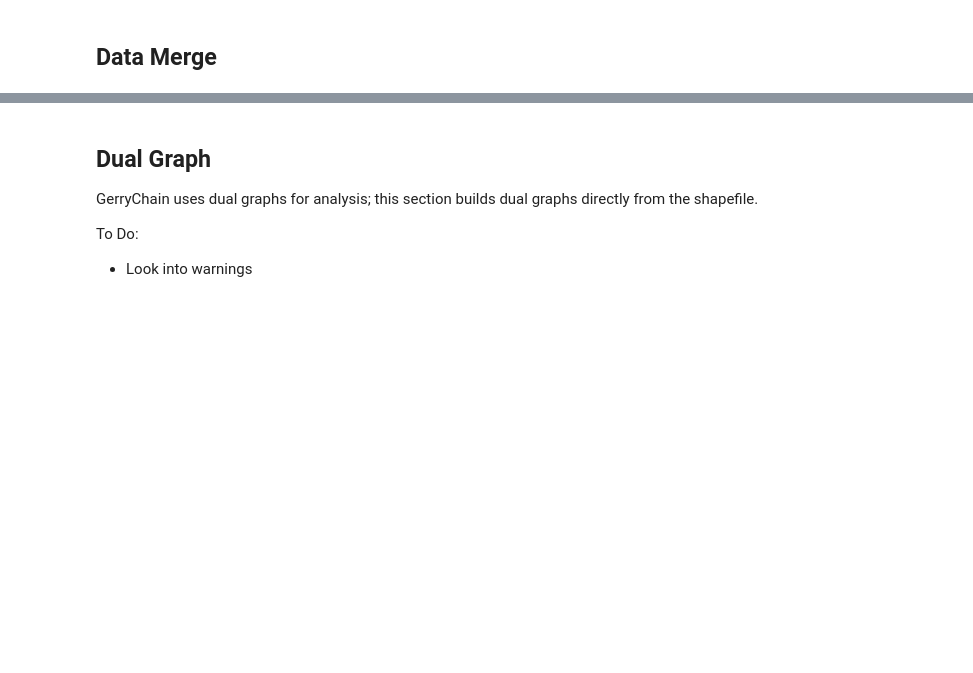
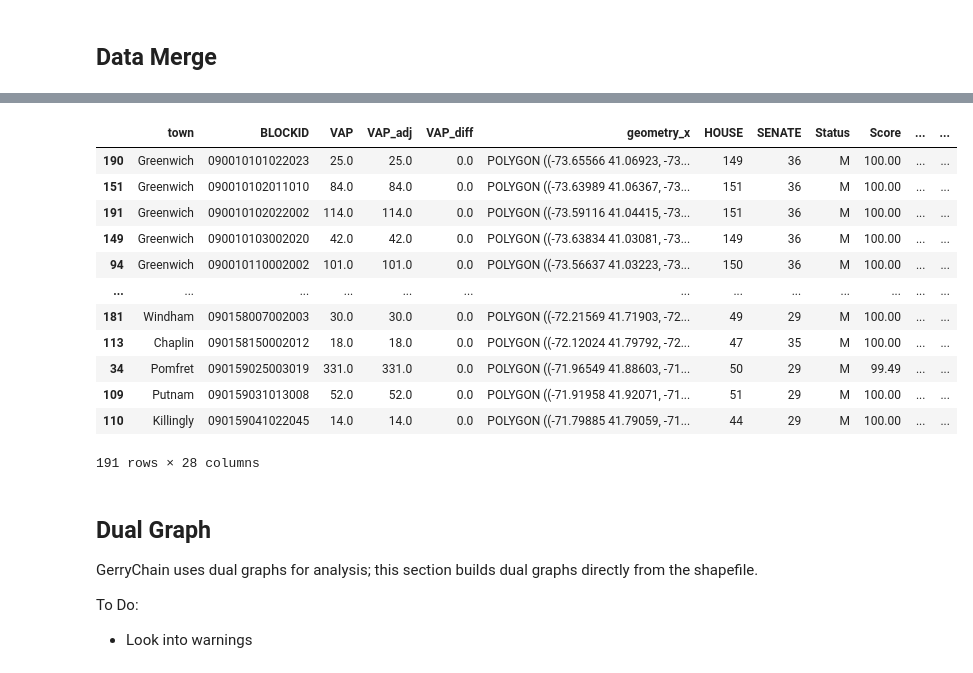
Before and after one commit to ka-chang/RedistrictingCT, a Jupyter notebook: 01_data_wrangling.ipynb, the cells around one changed output, grey strips where cells are left out. Drawn from its saved outputs; the diff is of its cells as text; code cells hidden in the pictures; blank space fills up the shorter version.

```diff
--- a/01_data_wrangling.ipynb
+++ b/01_data_wrangling.ipynb
@@ -278,3 +140,34 @@ ct_vap_2020_df
+# %%
+inc_block = {}
+b_indices = np.array(range(len(ct_vap_2020_df)))
+# %%
+for index,row in incumbent_address.iterrows():
+
+    assignment = b_indices[ct_vap_2020_df.contains(row['geometry'])]
+    if len(assignment) > 0:
+        inc_block[index] = assignment[0].astype(int)
+    else:
+        inc_block[index] = np.nan
+# %%
+incumbent_address['BLOCKINDEX'] =  incumbent_address.index.map(inc_block)
+# %%
+incumbent_address_blockid = pd.merge(ct_vap_2020_df, incumbent_address, left_index=True, right_on='BLOCKINDEX')
+# %%
+incumbent_address_blockid
+# %% [output]
+|  | town | BLOCKID | VAP | VAP_adj | VAP_diff | geometry_x | HOUSE | SENATE | Status | Score | ... | ... |
+| 190 | Greenwich | 090010101022023 | 25.0 | 25.0 | 0.0 | POLYGON ((-73.65566 41.06923, -73... | 149 | 36 | M | 100.00 | ... | ... |
+| 151 | Greenwich | 090010102011010 | 84.0 | 84.0 | 0.0 | POLYGON ((-73.63989 41.06367, -73... | 151 | 36 | M | 100.00 | ... | ... |
+| 191 | Greenwich | 090010102022002 | 114.0 | 114.0 | 0.0 | POLYGON ((-73.59116 41.04415, -73... | 151 | 36 | M | 100.00 | ... | ... |
+| 149 | Greenwich | 090010103002020 | 42.0 | 42.0 | 0.0 | POLYGON ((-73.63834 41.03081, -73... | 149 | 36 | M | 100.00 | ... | ... |
+| 94 | Greenwich | 090010110002002 | 101.0 | 101.0 | 0.0 | POLYGON ((-73.56637 41.03223, -73... | 150 | 36 | M | 100.00 | ... | ... |
+| ... | ... | ... | ... | ... | ... | ... | ... | ... | ... | ... | ... | ... |
+| 181 | Windham | 090158007002003 | 30.0 | 30.0 | 0.0 | POLYGON ((-72.21569 41.71903, -72... | 49 | 29 | M | 100.00 | ... | ... |
+| 113 | Chaplin | 090158150002012 | 18.0 | 18.0 | 0.0 | POLYGON ((-72.12024 41.79792, -72... | 47 | 35 | M | 100.00 | ... | ... |
+| 34 | Pomfret | 090159025003019 | 331.0 | 331.0 | 0.0 | POLYGON ((-71.96549 41.88603, -71... | 50 | 29 | M | 99.49 | ... | ... |
+| 109 | Putnam | 090159031013008 | 52.0 | 52.0 | 0.0 | POLYGON ((-71.91958 41.92071, -71... | 51 | 29 | M | 100.00 | ... | ... |
+| 110 | Killingly | 090159041022045 | 14.0 | 14.0 | 0.0 | POLYGON ((-71.79885 41.79059, -71... | 44 | 29 | M | 100.00 | ... | ... |
+191 rows × 28 columns
 # %%
 ct_df = ct_vap_2020_df
 # %%
```
Also changed, not shown: parts of 26 cells of this notebook, 4 other files.
